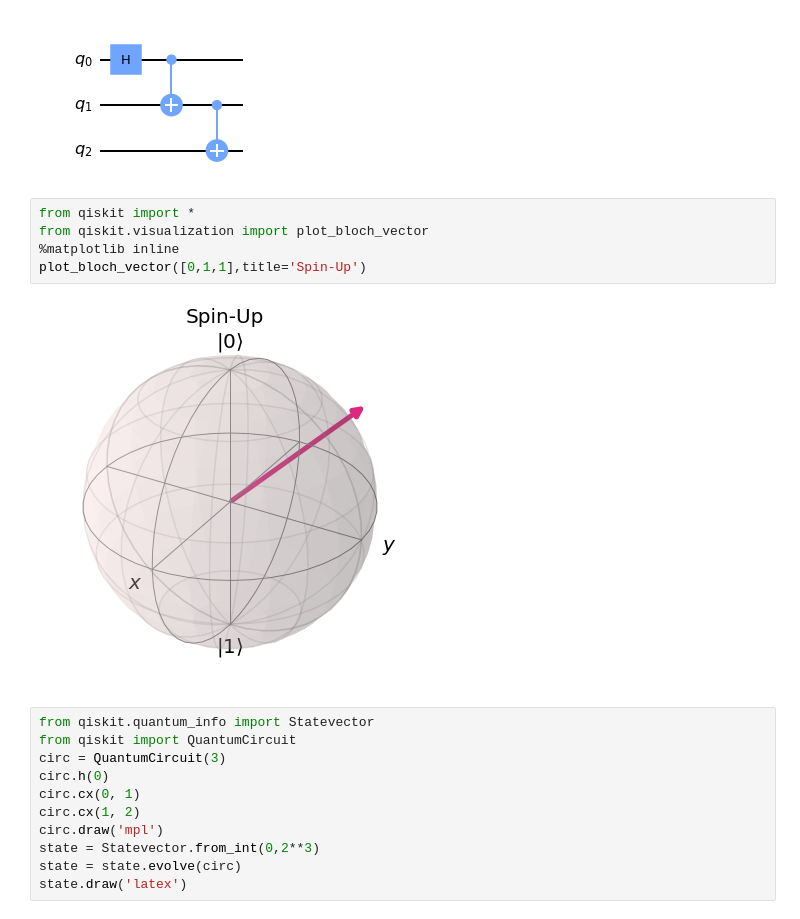
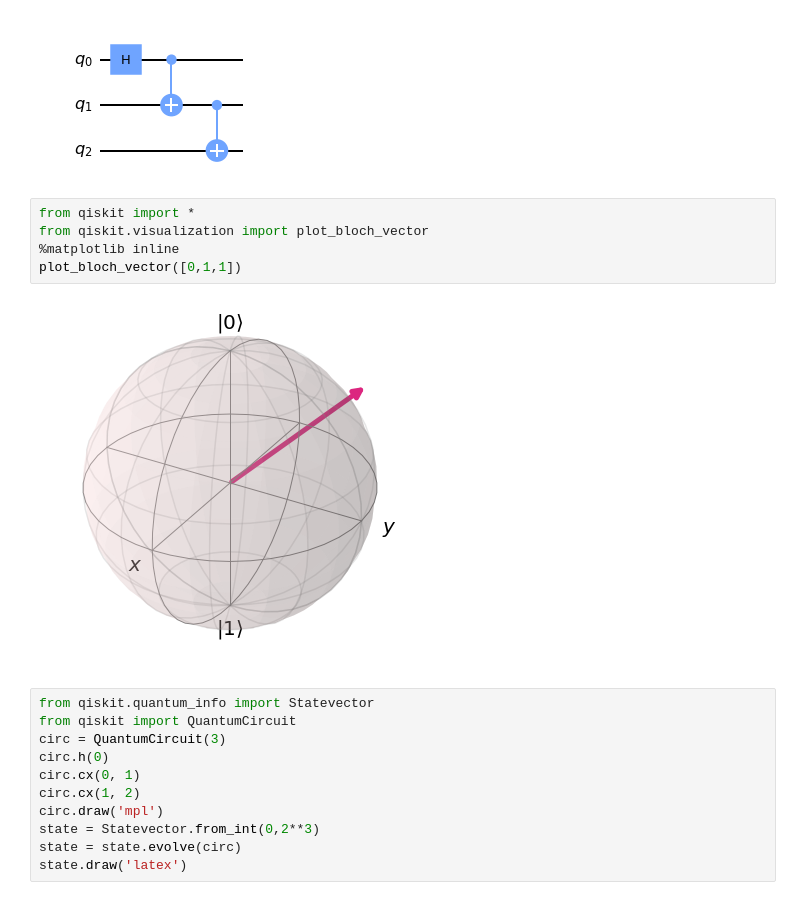
Before and after one commit to 213201952/python_projects, a Jupyter notebook: Quantum_Computation/basic_quantum_circuit.ipynb, the cells around one changed output. Saved outputs shown, nothing was run; the diff lists cells and outputs as text.

```diff
--- a/Quantum_Computation/basic_quantum_circuit.ipynb
+++ b/Quantum_Computation/basic_quantum_circuit.ipynb
@@ -10,10 +10,10 @@ circ.draw('mpl')
 # %%
 from qiskit import *
 from qiskit.visualization import plot_bloch_vector
 %matplotlib inline
-plot_bloch_vector([0,1,1],title='Spin-Up')
+plot_bloch_vector([0,1,1])
 # %% [output]
-[figure, old version]
+[figure, new version]
 # %%
 from qiskit.quantum_info import Statevector
 from qiskit import QuantumCircuit
```
Also changed, not shown: 4 other files.
